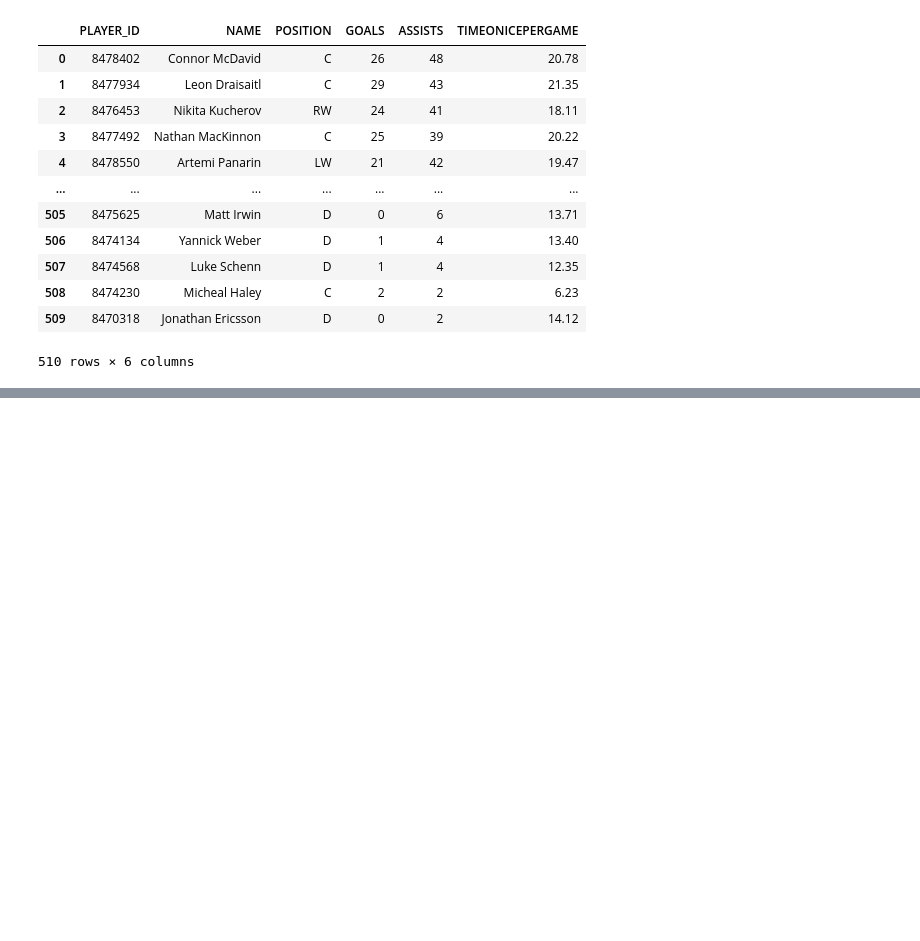
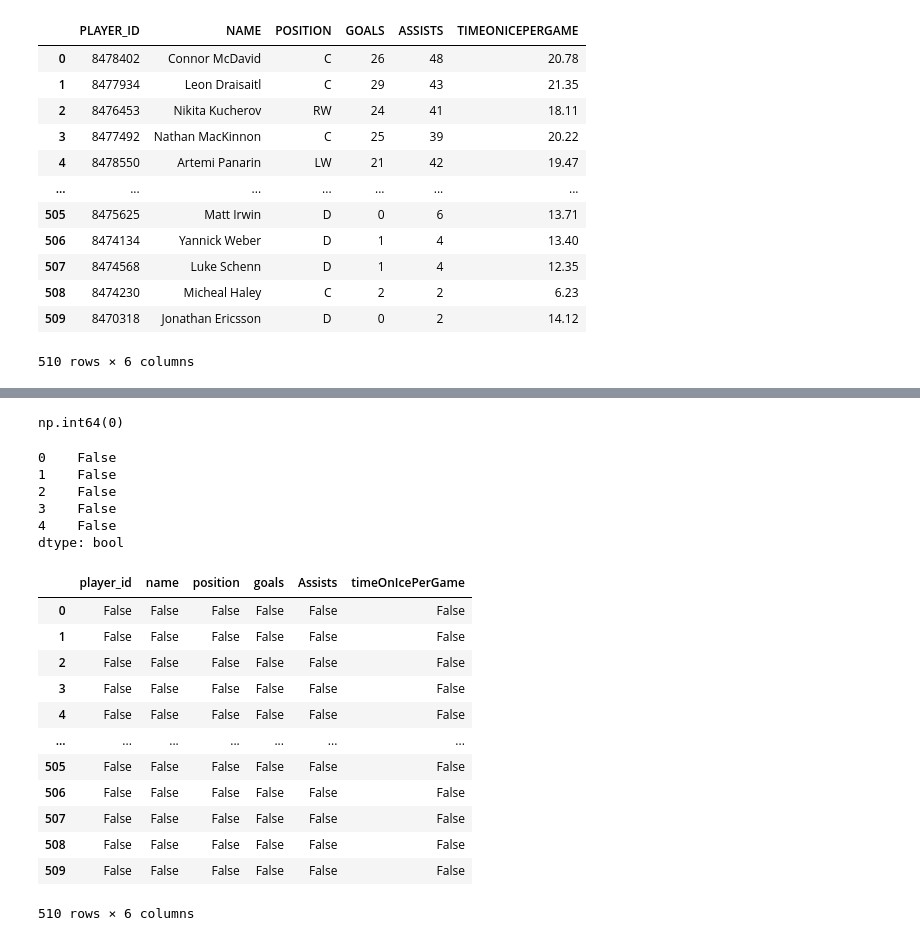
Before and after one commit to Hal9000-Discovery/python_data_science, a Jupyter notebook: codebasics_tutorial_3_notebook.ipynb, the cells around one changed output, grey strips where cells are left out. Saved outputs shown, nothing was run; the diff lists cells and outputs as text; code cells hidden in the pictures; blank space fills up the shorter version.

```diff
--- a/codebasics_tutorial_3_notebook.ipynb
+++ b/codebasics_tutorial_3_notebook.ipynb
@@ -713,0 +729,29 @@ new_dataframe_to_modify
+# %%
+df.duplicated().sum()
+# %% [output]
+np.int64(0)
+# %%
+df.duplicated().head()
+# %% [output]
+0    False
+1    False
+2    False
+3    False
+4    False
+dtype: bool
+# %%
+df.isna()
+# %% [output]
+|  | player_id | name | position | goals | Assists | timeOnIcePerGame |
+| 0 | False | False | False | False | False | False |
+| 1 | False | False | False | False | False | False |
+| 2 | False | False | False | False | False | False |
+| 3 | False | False | False | False | False | False |
+| 4 | False | False | False | False | False | False |
+| ... | ... | ... | ... | ... | ... | ... |
+| 505 | False | False | False | False | False | False |
+| 506 | False | False | False | False | False | False |
+| 507 | False | False | False | False | False | False |
+| 508 | False | False | False | False | False | False |
+| 509 | False | False | False | False | False | False |
+510 rows × 6 columns
```
Also changed, not shown: parts of 8 cells of this notebook.
